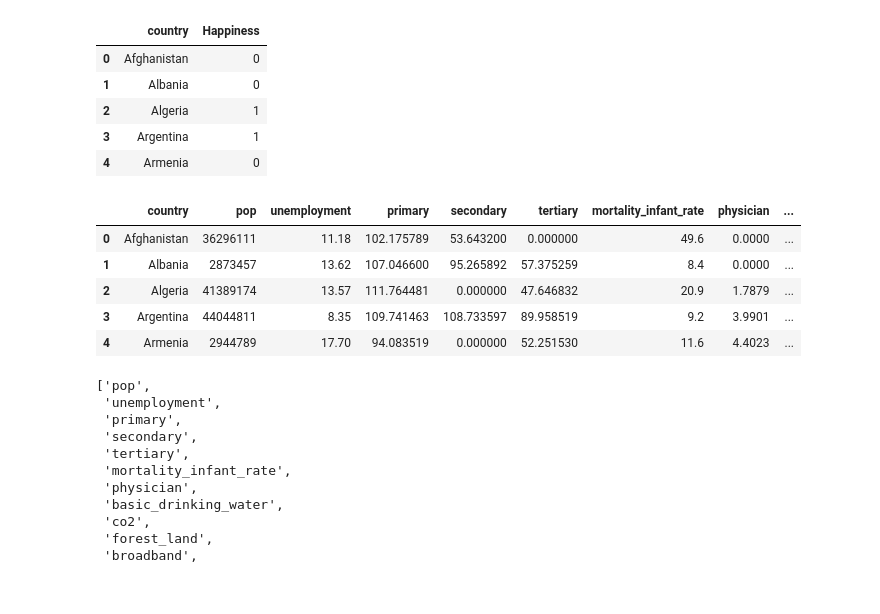
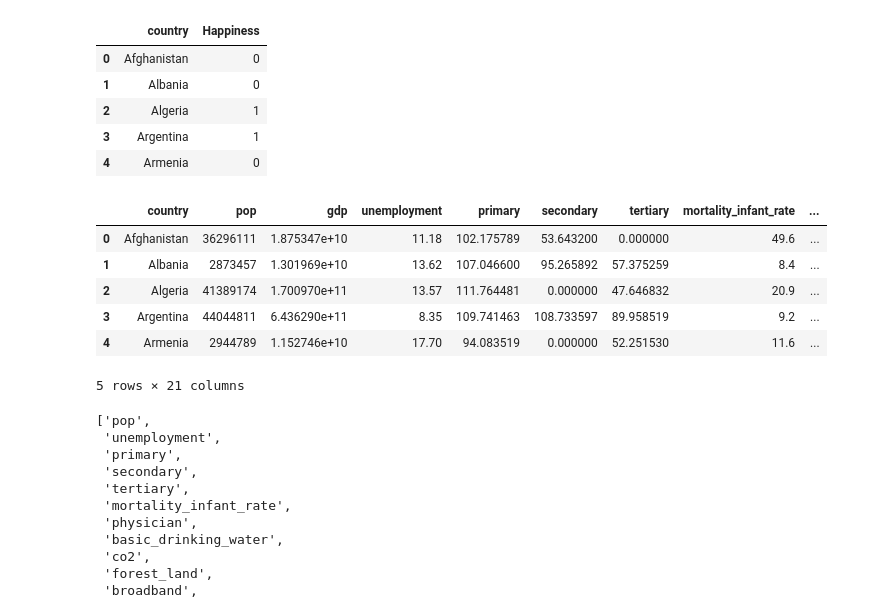
Before and after one commit to pant411/final_stat_pant, a Jupyter notebook: part3_1_featureANDall.ipynb, the cells around one changed output. Cells and saved outputs as stored; diff of their text form; code cells hidden in the pictures.

```diff
--- a/part3_1_featureANDall.ipynb
+++ b/part3_1_featureANDall.ipynb
@@ -56,15 +57,16 @@ df_country.head()
 | 3 | Argentina | 1 |
 | 4 | Armenia | 0 |
 # %%
-df_test = pd.read_excel('process_data/part3_happiness.xlsx',sheet_name="TestData").drop(["life_expectancy","gdp","Social support"],axis=1).fillna(0)
+df_test = pd.read_excel('process_data/part3_happiness.xlsx',sheet_name="TestData").fillna(0)
 df_test.head()
 # %% [output]
-|  | country | pop | unemployment | primary | secondary | tertiary | mortality_infant_rate | physician | ... |
-| 0 | Afghanistan | 36296111 | 11.18 | 102.175789 | 53.643200 | 0.000000 | 49.6 | 0.0000 | ... |
-| 1 | Albania | 2873457 | 13.62 | 107.046600 | 95.265892 | 57.375259 | 8.4 | 0.0000 | ... |
-| 2 | Algeria | 41389174 | 13.57 | 111.764481 | 0.000000 | 47.646832 | 20.9 | 1.7879 | ... |
-| 3 | Argentina | 44044811 | 8.35 | 109.741463 | 108.733597 | 89.958519 | 9.2 | 3.9901 | ... |
-| 4 | Armenia | 2944789 | 17.70 | 94.083519 | 0.000000 | 52.251530 | 11.6 | 4.4023 | ... |
+|  | country | pop | gdp | unemployment | primary | secondary | tertiary | mortality_infant_rate | ... |
+| 0 | Afghanistan | 36296111 | 1.875347e+10 | 11.18 | 102.175789 | 53.643200 | 0.000000 | 49.6 | ... |
+| 1 | Albania | 2873457 | 1.301969e+10 | 13.62 | 107.046600 | 95.265892 | 57.375259 | 8.4 | ... |
+| 2 | Algeria | 41389174 | 1.700970e+11 | 13.57 | 111.764481 | 0.000000 | 47.646832 | 20.9 | ... |
+| 3 | Argentina | 44044811 | 6.436290e+11 | 8.35 | 109.741463 | 108.733597 | 89.958519 | 9.2 | ... |
+| 4 | Armenia | 2944789 | 1.152746e+10 | 17.70 | 94.083519 | 0.000000 | 52.251530 | 11.6 | ... |
+5 rows × 21 columns
 # %%
 list1 = list(df_dummy.columns)
 list1.remove("country")
```
Also changed, not shown: parts of 13 cells of this notebook, 5 other files.
